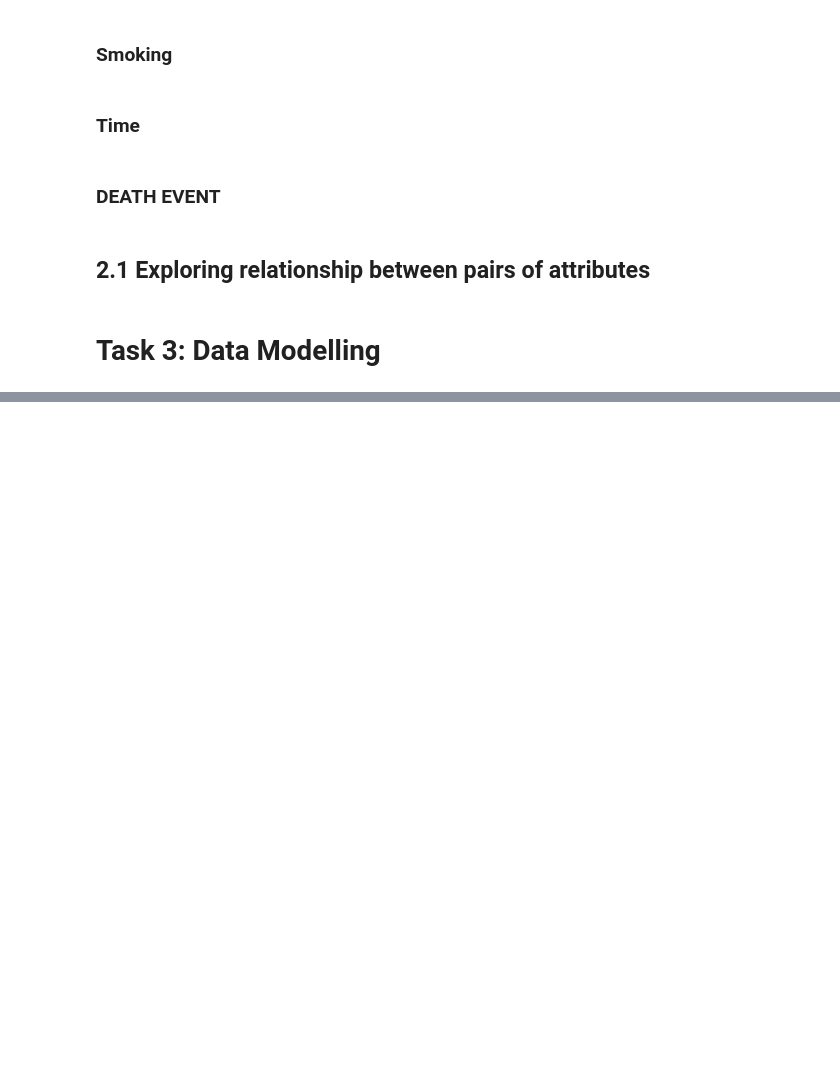
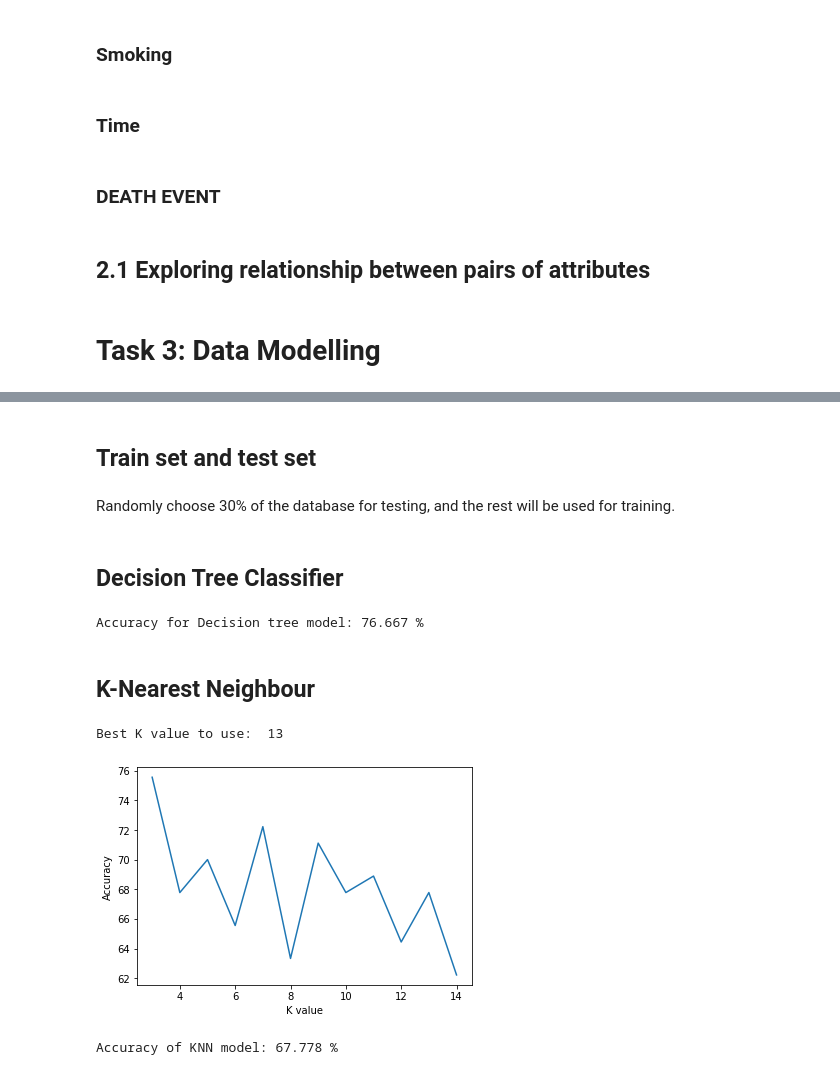
Before and after one commit to Ghost-Recon131/PDS-Assignment2, a Jupyter notebook: assignment2.ipynb, the cells around one changed output, grey strips where cells are left out. Saved outputs shown, nothing was run; the diff lists cells and outputs as text; code cells hidden in the pictures; blank space fills up the shorter version.

```diff
--- a/assignment2.ipynb
+++ b/assignment2.ipynb
@@ -566,0 +627,3 @@ located beyond the upper outlier threshold of 67.5, which could be an indicator
+# %%
+HFCR_F = HFCR[['age', 'ejection_fraction', 'serum_creatinine', 'serum_sodium', 'time', 'platelets', 'high_blood_pressure']]
+HFCR_F.head(5)
@@ -566,0 +637,12 @@ located beyond the upper outlier threshold of 67.5, which could be an indicator
+# %%
+X = HFCR_F.values #  returns a numpy array
+min_max_scaler = MinMaxScaler() #  Scaling the new feature set
+X = min_max_scaler.fit_transform(X)
+# %% [markdown]
+## Train set and test set
+# %% [markdown]
+Randomly choose 30% of the database for testing, and the rest will be used for training.
+# %%
+X_train, X_test, y_train, y_test = train_test_split(X, HFCR['DEATH_EVENT'].values, test_size=0.3, shuffle=True)
+# %% [markdown]
+## Decision Tree Classifier
@@ -566,0 +653,47 @@ located beyond the upper outlier threshold of 67.5, which could be an indicator
+# %%
+# Model Accuracy, how often is the classifier correct?
+DTCAccuracy = metrics.accuracy_score(y_test, y_pred)*100
+print("Accuracy for Decision tree model:", DTCAccuracy.round(3), "%")
+# %% [output]
+Accuracy for Decision tree model: 76.667 %
+# %% [markdown]
+## K-Nearest Neighbour
+# %%
+#Identifying elbow
+accuracy = []
+best_knn =None
+prev_acc = 0
+best_k = 0
+k_range = [i for i in range(3,15)]
+for i in k_range:
+  KNN = KNeighborsClassifier(n_neighbors=i)
+
+  # Train the model using the training sets
+  KNN.fit(X_train, y_train)
+
+  #Predict Output
+  y_pred_knn= KNN.predict(X_test)
+  curr_acc = metrics.accuracy_score(y_test, y_pred_knn)*100
+  accuracy.append(curr_acc)
+  if prev_acc<curr_acc:
+    best_knn = KNN
+    best_k = i
+  prev_acc = curr_acc
+print('Best K value to use: ',best_k)
+# %% [output]
+Best K value to use:  13
+# %%
+plt.figure()
+plt.xlabel('K value')
+plt.ylabel('Accuracy')
+plt.plot(k_range, accuracy)
+plt.show()
+# %% [output]
+[figure, added]
+# %%
+knn = best_knn
+y_pred_knn = knn.predict(X_test)
+knnAccuracy = metrics.accuracy_score(y_test, y_pred_knn)*100
+print("Accuracy of KNN model:", knnAccuracy.round(3), '%')
+# %% [output]
+Accuracy of KNN model: 67.778 %
```
Also changed, not shown: parts of 22 cells of this notebook.
